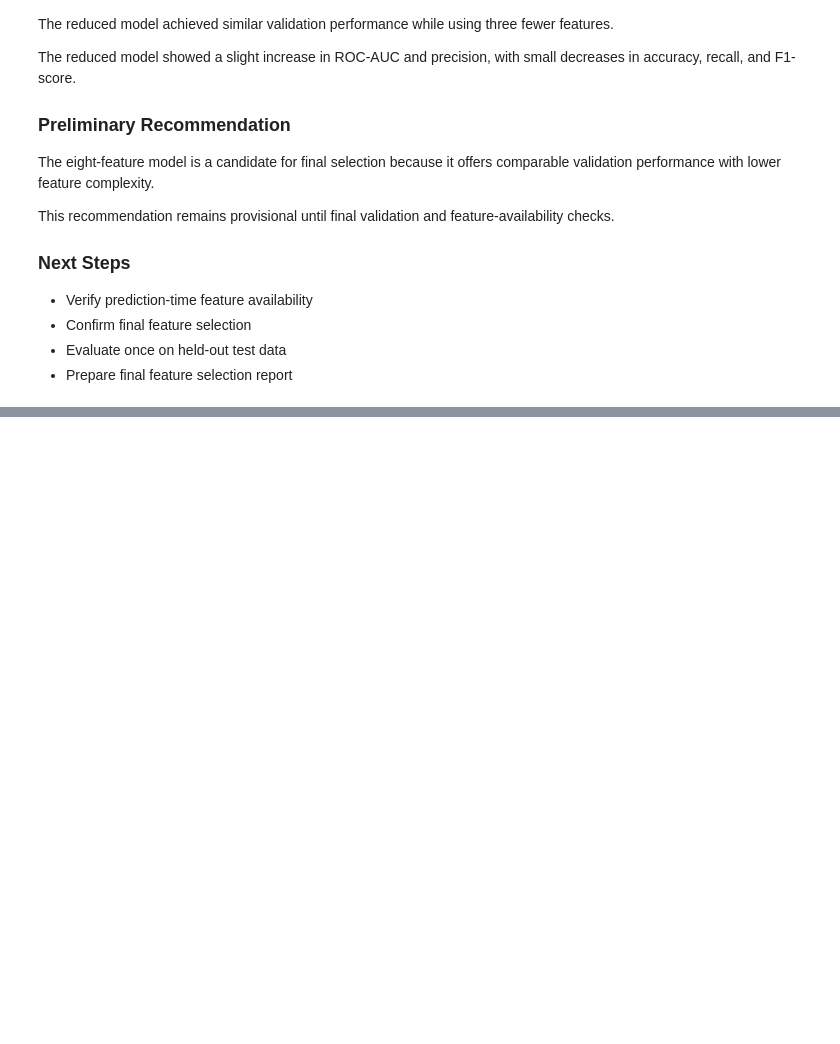
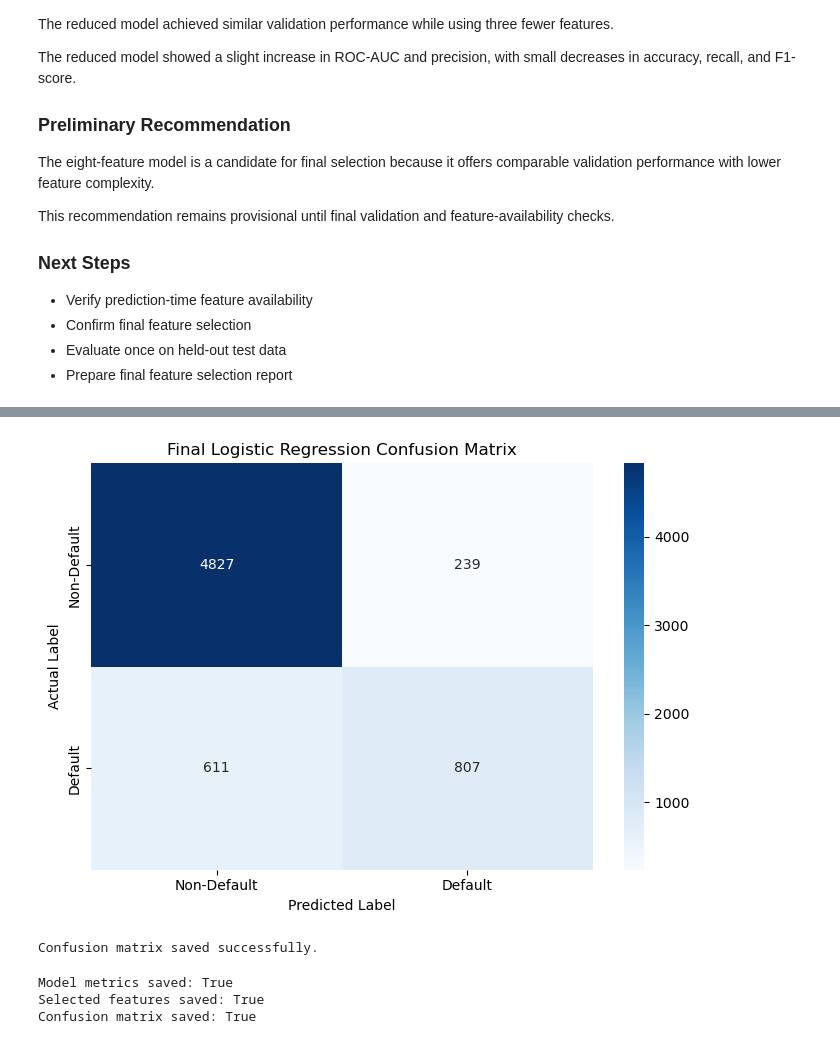
Before and after one commit to pujansonani/axlero-data-analytics, a Jupyter notebook: notebooks/member3/feature_selection_validation.ipynb, the cells around one changed output, grey strips where cells are left out. Cells and saved outputs as stored; diff of their text form; code cells hidden in the pictures; blank space fills up the shorter version.

Commit message:
Finalize feature selection validation and report

```diff
--- a/notebooks/member3/feature_selection_validation.ipynb
+++ b/notebooks/member3/feature_selection_validation.ipynb
@@ -1334,0 +1520,77 @@ final validation and feature-availability checks.
+# %%
+
+import matplotlib.pyplot as plt
+import seaborn as sns
+from sklearn.metrics import confusion_matrix
+from pathlib import Path
+
+output_dir = Path(
+    r"C:\Users\ragin\axlero-data-analytics\reports\member3_outputs"
+)
+output_dir.mkdir(parents=True, exist_ok=True)
+
+cm = confusion_matrix(y_test, y_pred, labels=[0, 1])
+
+plt.figure(figsize=(7, 5))
+
+sns.heatmap(
+    cm,
+    annot=True,
+    fmt="d",
+    cmap="Blues",
+    xticklabels=["Non-Default", "Default"],
+    yticklabels=["Non-Default", "Default"]
+)
+
+plt.xlabel("Predicted Label")
+plt.ylabel("Actual Label")
+plt.title("Final Logistic Regression Confusion Matrix")
+plt.tight_layout()
+
+plt.savefig(
+    output_dir / "final_confusion_matrix.png",
+    dpi=300,
+    bbox_inches="tight"
+)
+
+plt.show()
+
+print("Confusion matrix saved successfully.")
+# %% [output]
+[figure, added]
+Confusion matrix saved successfully.
+# %%
+
+import pandas as pd
+
+# Save evaluation metrics
+metrics_path = output_dir / "final_model_validation.csv"
+
+final_metrics.to_csv(
+    metrics_path,
+    index=False
+)
+
+# Save selected feature list
+features_df = pd.DataFrame({
+    "Feature": selected_features,
+    "Selection_Status": "Selected"
+})
+
+features_path = output_dir / "final_selected_features.csv"
+
+features_df.to_csv(
+    features_path,
+    index=False
+)
+
+print("Model metrics saved:", metrics_path.exists())
+print("Selected features saved:", features_path.exists())
+print(
+    "Confusion matrix saved:",
+    (output_dir / "final_confusion_matrix.png").exists()
+)
+# %% [output]
+Model metrics saved: True
+Selected features saved: True
+Confusion matrix saved: True
```
Also changed, not shown: parts of 9 cells of this notebook, 4 other files.
